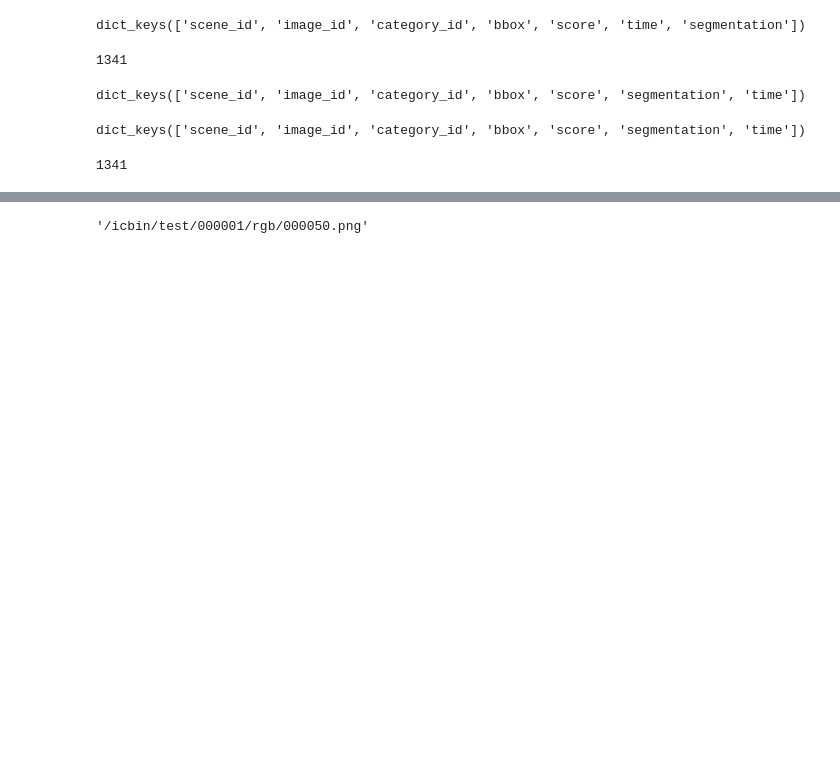
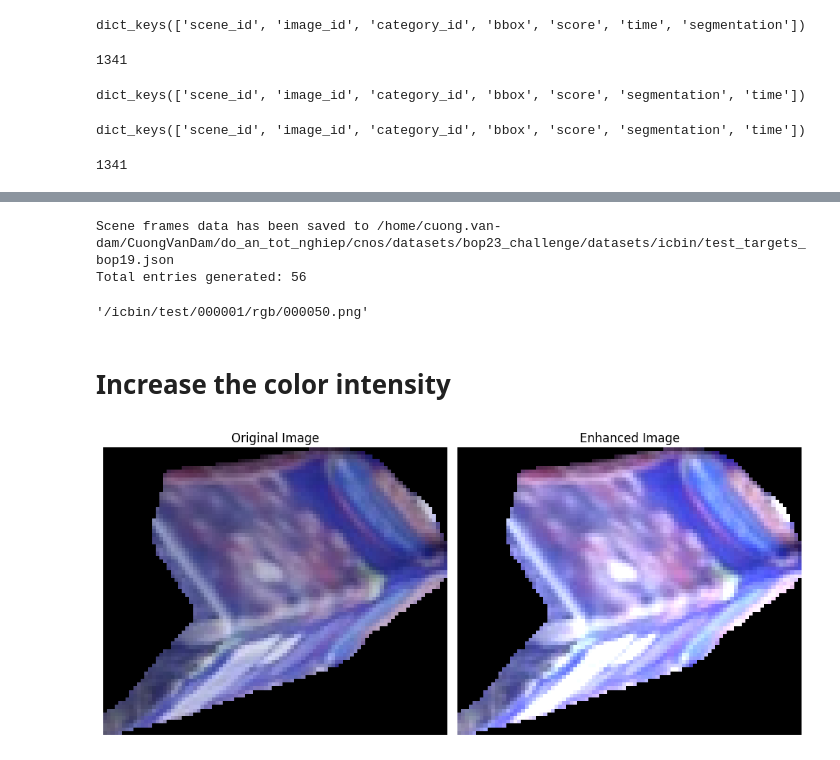
Before and after one commit to Kudo510/cnos, a Jupyter notebook: nhap.ipynb, the cells around one changed output, grey strips where cells are left out. Cells and saved outputs as stored; diff of their text form; code cells hidden in the pictures; blank space fills up the shorter version.

```diff
--- a/nhap.ipynb
+++ b/nhap.ipynb
@@ -806,4 +942,84 @@ print(f"Total entries processed: {len(image_data)}")
+# %%
+import json
+
+# Generate the list of dictionaries
+image_data = [
+    {
+        "scene_id": 1,
+        "im_id": frame
+    }
+    for frame in range(56)  # 0 to 55 inclusive
+]
+
+# Specify the output JSON file name
+output_file = "/home/cuong.van-dam/CuongVanDam/do_an_tot_nghiep/cnos/datasets/bop23_challenge/datasets/icbin/test_targets_bop19.json"
+
+# Write the data to a JSON file
+with open(output_file, 'w') as f:
+    json.dump(image_data, f, indent=4)
+
+print(f"Scene frames data has been saved to {output_file}")
+print(f"Total entries generated: {len(image_data)}")
+# %% [output]
+Scene frames data has been saved to /home/cuong.van-dam/CuongVanDam/do_an_tot_nghiep/cnos/datasets/bop23_challenge/datasets/icbin/test_targets_bop19.json
+Total entries generated: 56
 # %%
 paths[0].split("datasets")[-1]
 # %% [output]
 '/icbin/test/000001/rgb/000050.png'
+# %% [markdown]
+# Increase the color intensity
+# %%
+from PIL import Image
+import numpy as np
+import matplotlib.pyplot as plt
+
+def increase_color_intensity(image_path, factor=2):
+    # Open the image
+    img = Image.open(image_path)
+
+    # Convert to RGB if it's not already
+    img = img.convert('RGB')
+
+    # Convert to numpy array
+    img_array = np.array(img)
+
+    # Convert to float for calculations
+    img_array = img_array.astype(float)
+
+    # Increase intensity
+    img_array = img_array * factor
+
+    # Clip values to ensure they're in the valid range [0, 255]
+    img_array = np.clip(img_array, 0, 255)
+
+    # Convert back to uint8
+    img_array = img_array.astype(np.uint8)
+
+    # Create new image from array
+    enhanced_img = Image.fromarray(img_array)
+
+    return enhanced_img
+
+def plot_comparison(original_img, enhanced_img):
+    fig, (ax1, ax2) = plt.subplots(1, 2, figsize=(10, 5))
+
+    ax1.imshow(original_img)
+    ax1.set_title('Original Image')
+    ax1.axis('off')
+
+    ax2.imshow(enhanced_img)
+    ax2.set_title('Enhanced Image')
+    ax2.axis('off')
+
+    plt.tight_layout()
+    plt.show()
+
+# Example usage
+image_path = 'foundpose_analysis/icbin/crop2.png'  # Replace with your image path
+original_img = Image.open(image_path)
+enhanced_img = increase_color_intensity(image_path, factor=1.5)
+
+plot_comparison(original_img, enhanced_img)
+# %% [output]
+[figure, added]
```
Also changed, not shown: parts of 21 cells of this notebook, 19 other files.
